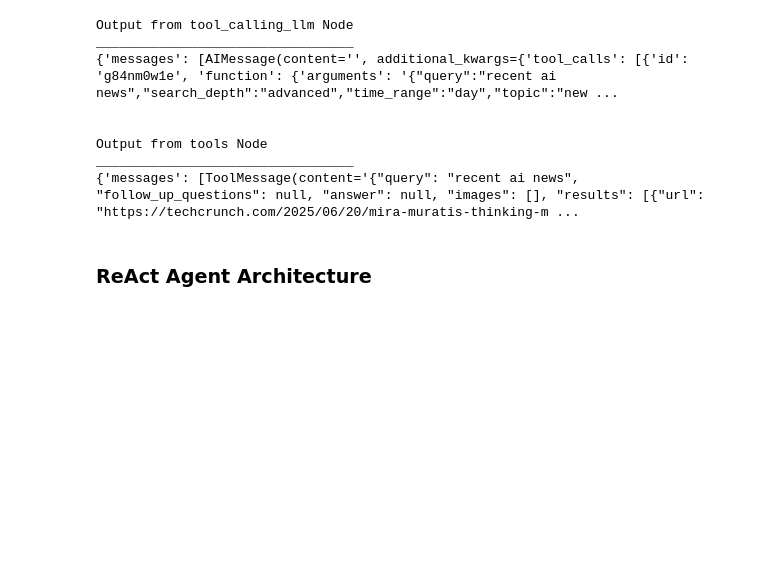
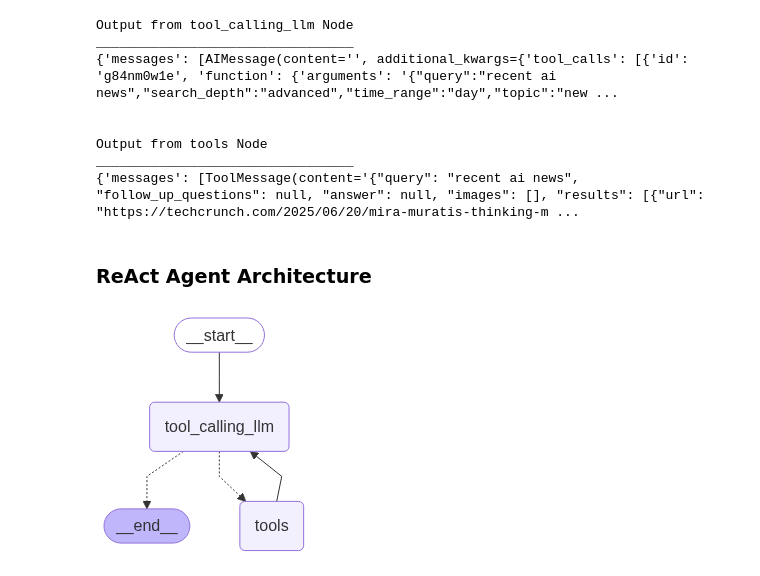
Before and after one commit to satish1650/Agentic-LangGraph, a Jupyter notebook: 1-BasicChatbot/1-chatbot.ipynb, the cells around one changed output. Drawn from its saved outputs; the diff is of its cells as text; code cells hidden in the pictures; blank space fills up the shorter version.

```diff
--- a/1-BasicChatbot/1-chatbot.ipynb
+++ b/1-BasicChatbot/1-chatbot.ipynb
@@ -330,3 +330,36 @@ _________________________________
 {'messages': [ToolMessage(content='{"query": "recent ai news", "follow_up_questions": null, "answer": null, "images": [], "results": [{"url": "https://techcrunch.com/2025/06/20/mira-muratis-thinking-m ...
 # %% [markdown]
 ### ReAct Agent Architecture
+# %%
+from typing import List, Annotated, TypedDict
+from langgraph.graph.message import add_messages
+from langgraph.graph import StateGraph, START, END
+from langgraph.prebuilt import ToolNode, tools_condition
+from IPython.display import Image, display
+
+class State(TypedDict):
+    messages: Annotated[list, add_messages]
+
+def tool_calling_llm(state: State):
+    return {"messages": [llm_with_tools.invoke(state["messages"])]}
+
+graph= StateGraph(State)
+
+graph.add_node("tool_calling_llm", tool_calling_llm)
+graph.add_node("tools", ToolNode(tools))
+
+graph.add_edge(START, "tool_calling_llm")
+
+graph.add_conditional_edges(
+    "tool_calling_llm",
+    tools_condition
+)
+
+graph.add_edge("tools", "tool_calling_llm")
+graph.add_edge("tool_calling_llm", END)
+
+graph_builder= graph.compile()
+# %%
+display(Image(graph_builder.get_graph().draw_mermaid_png()))
+# %% [output]
+[figure, added]
```
Also changed, not shown: parts of 2 cells of this notebook.
